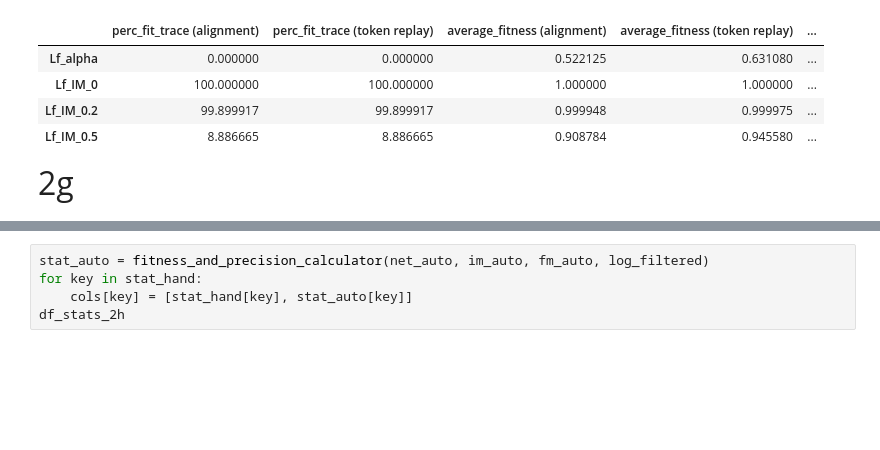
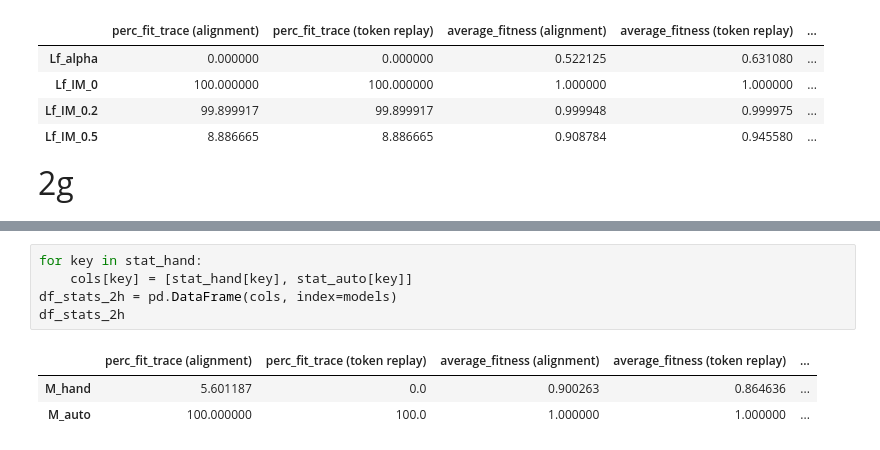
Before and after one commit to tranvutuan2001/APM2, a Jupyter notebook: notebook.ipynb, the cells around one changed output, grey strips where cells are left out. Drawn from its saved outputs; the diff is of its cells as text; blank space fills up the shorter version.

```diff
--- a/notebook.ipynb
+++ b/notebook.ipynb
@@ -702,5 +715,9 @@ stat_hand
 # %%
-stat_auto = fitness_and_precision_calculator(net_auto, im_auto, fm_auto, log_filtered)
 for key in stat_hand:
     cols[key] = [stat_hand[key], stat_auto[key]]
+df_stats_2h = pd.DataFrame(cols, index=models)
 df_stats_2h
+# %% [output]
+|  | perc_fit_trace (alignment) | perc_fit_trace (token replay) | average_fitness (alignment) | average_fitness (token replay) | ... |
+| M_hand | 5.601187 | 0.0 | 0.900263 | 0.864636 | ... |
+| M_auto | 100.000000 | 100.0 | 1.000000 | 1.000000 | ... |
```
Also changed, not shown: parts of 5 cells of this notebook, 2 other files.
